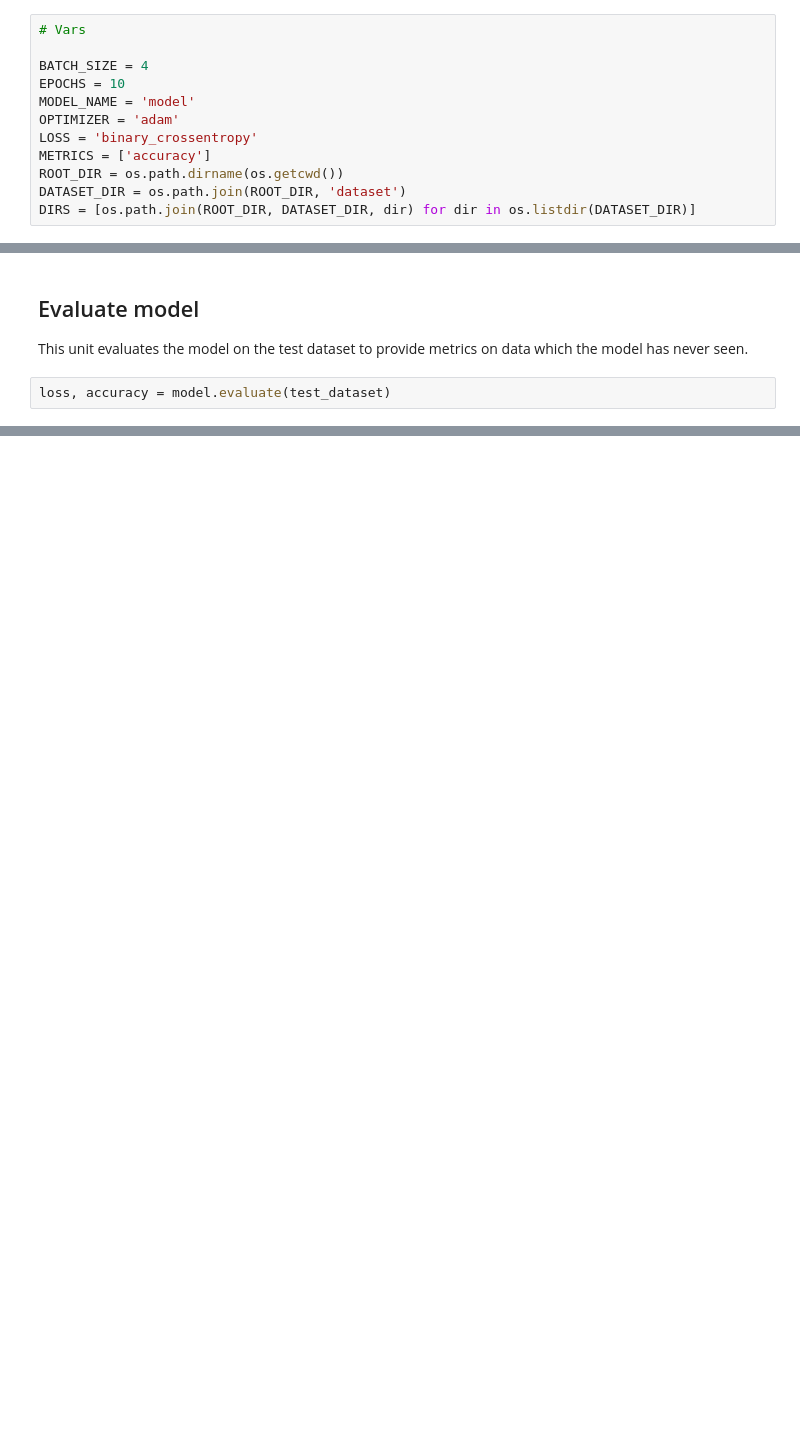
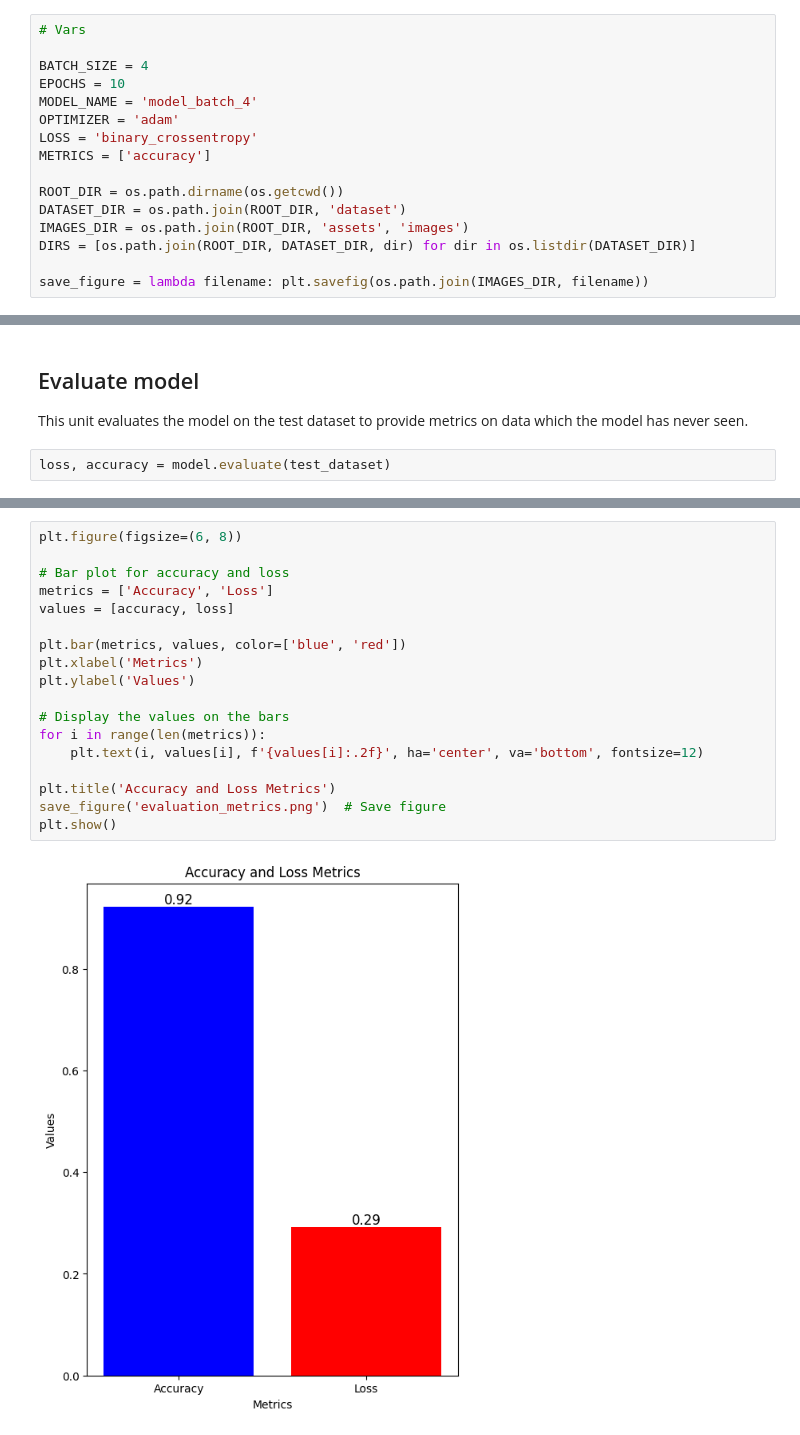
Before and after one commit to linx02/genderpredictor, a Jupyter notebook: jupyter_notebooks/03 - Model.ipynb, the cells around one changed output, grey strips where cells are left out. Cells and saved outputs as stored; diff of their text form; blank space fills up the shorter version.

Commit message:
Save ML metrics

```diff
--- a/jupyter_notebooks/03 - Model.ipynb
+++ b/jupyter_notebooks/03 - Model.ipynb
@@ -23,13 +23,17 @@ import matplotlib.pyplot as plt
 
 BATCH_SIZE = 4
 EPOCHS = 10
-MODEL_NAME = 'model'
+MODEL_NAME = 'model_batch_4'
 OPTIMIZER = 'adam'
 LOSS = 'binary_crossentropy'
 METRICS = ['accuracy']
+
 ROOT_DIR = os.path.dirname(os.getcwd())
 DATASET_DIR = os.path.join(ROOT_DIR, 'dataset')
+IMAGES_DIR = os.path.join(ROOT_DIR, 'assets', 'images')
 DIRS = [os.path.join(ROOT_DIR, DATASET_DIR, dir) for dir in os.listdir(DATASET_DIR)]
+
+save_figure = lambda filename: plt.savefig(os.path.join(IMAGES_DIR, filename))
 # %%
 # Make sure all images are jpg or png
 
@@ -206,0 +255,20 @@ plt.show()
+# %%
+plt.figure(figsize=(6, 8))
+
+# Bar plot for accuracy and loss
+metrics = ['Accuracy', 'Loss']
+values = [accuracy, loss]
+
+plt.bar(metrics, values, color=['blue', 'red'])
+plt.xlabel('Metrics')
+plt.ylabel('Values')
+
+# Display the values on the bars
+for i in range(len(metrics)):
+    plt.text(i, values[i], f'{values[i]:.2f}', ha='center', va='bottom', fontsize=12)
+
+plt.title('Accuracy and Loss Metrics')
+save_figure('evaluation_metrics.png')  # Save figure
+plt.show()
+# %% [output]
+[figure, added]
```
Also changed, not shown: parts of 5 cells of this notebook, 4 other files.
